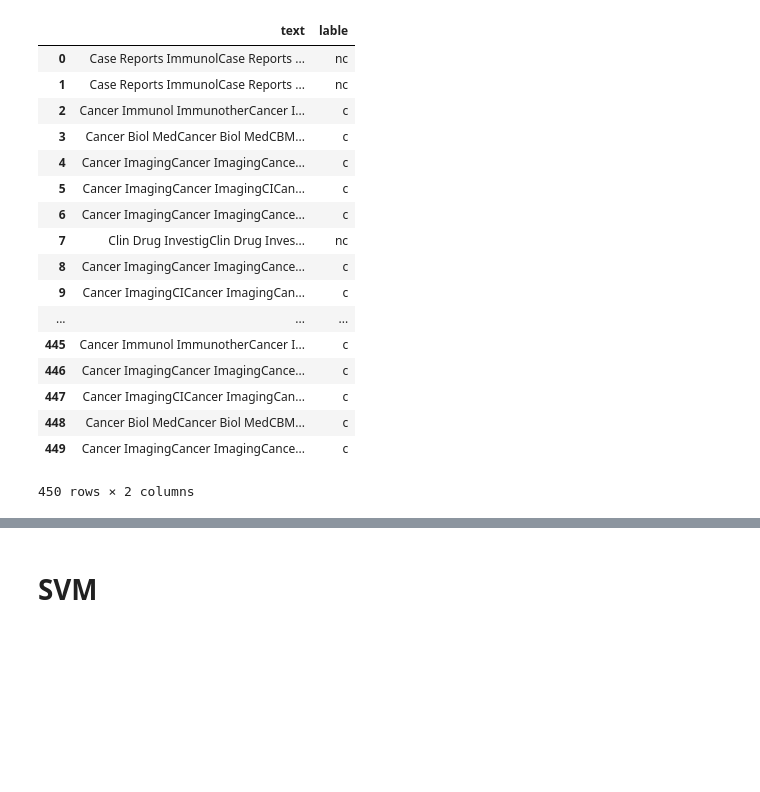
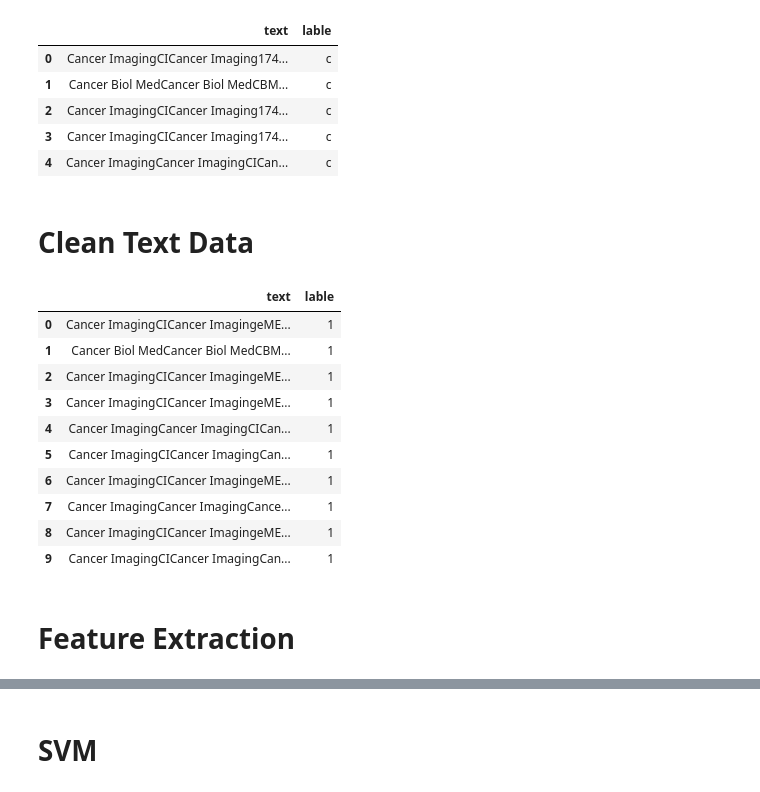
Before and after one commit to erayon/PubMed, a Jupyter notebook: cancer_classification.ipynb, the cells around one changed output, grey strips where cells are left out. Cells and saved outputs as stored; diff of their text form; code cells hidden in the pictures; blank space fills up the shorter version.

```diff
--- a/cancer_classification.ipynb
+++ b/cancer_classification.ipynb
@@ -81,23 +84,13 @@ cm = [cnT,NcnT]
 df = pd.concat(cm,ignore_index=True)
 df = df.sample(frac=1).reset_index(drop=True)
 # %%
-df
+df.head(5)
 # %% [output]
 |  | text | lable |
-| 0 | Case Reports ImmunolCase Reports ... | nc |
-| 1 | Case Reports ImmunolCase Reports ... | nc |
-| 2 | Cancer Immunol ImmunotherCancer I... | c |
-| 3 | Cancer Biol MedCancer Biol MedCBM... | c |
-| 4 | Cancer ImagingCancer ImagingCance... | c |
-| 5 | Cancer ImagingCancer ImagingCICan... | c |
-| 6 | Cancer ImagingCancer ImagingCance... | c |
-| 7 | Clin Drug InvestigClin Drug Inves... | nc |
-| 8 | Cancer ImagingCancer ImagingCance... | c |
-| 9 | Cancer ImagingCICancer ImagingCan... | c |
-| ... | ... | ... |
-| 445 | Cancer Immunol ImmunotherCancer I... | c |
-| 446 | Cancer ImagingCancer ImagingCance... | c |
-| 447 | Cancer ImagingCICancer ImagingCan... | c |
-| 448 | Cancer Biol MedCancer Biol MedCBM... | c |
-| 449 | Cancer ImagingCancer ImagingCance... | c |
+| 0 | Cancer ImagingCICancer Imaging174... | c |
+| 1 | Cancer Biol MedCancer Biol MedCBM... | c |
+| 2 | Cancer ImagingCICancer Imaging174... | c |
+| 3 | Cancer ImagingCICancer Imaging174... | c |
+| 4 | Cancer ImagingCancer ImagingCICan... | c |
-450 rows × 2 columns
+# %% [markdown]
+# Clean Text Data
@@ -103,0 +146,17 @@ df
+# %%
+trData = pd.concat([t1,t2],axis=1)
+trData.head(10)
+# %% [output]
+|  | text | lable |
+| 0 | Cancer ImagingCICancer ImagingeME... | 1 |
+| 1 | Cancer Biol MedCancer Biol MedCBM... | 1 |
+| 2 | Cancer ImagingCICancer ImagingeME... | 1 |
+| 3 | Cancer ImagingCICancer ImagingeME... | 1 |
+| 4 | Cancer ImagingCancer ImagingCICan... | 1 |
+| 5 | Cancer ImagingCICancer ImagingCan... | 1 |
+| 6 | Cancer ImagingCICancer ImagingeME... | 1 |
+| 7 | Cancer ImagingCancer ImagingCance... | 1 |
+| 8 | Cancer ImagingCICancer ImagingeME... | 1 |
+| 9 | Cancer ImagingCICancer ImagingCan... | 1 |
+# %% [markdown]
+# Feature Extraction
```
Also changed, not shown: parts of 40 cells of this notebook.
